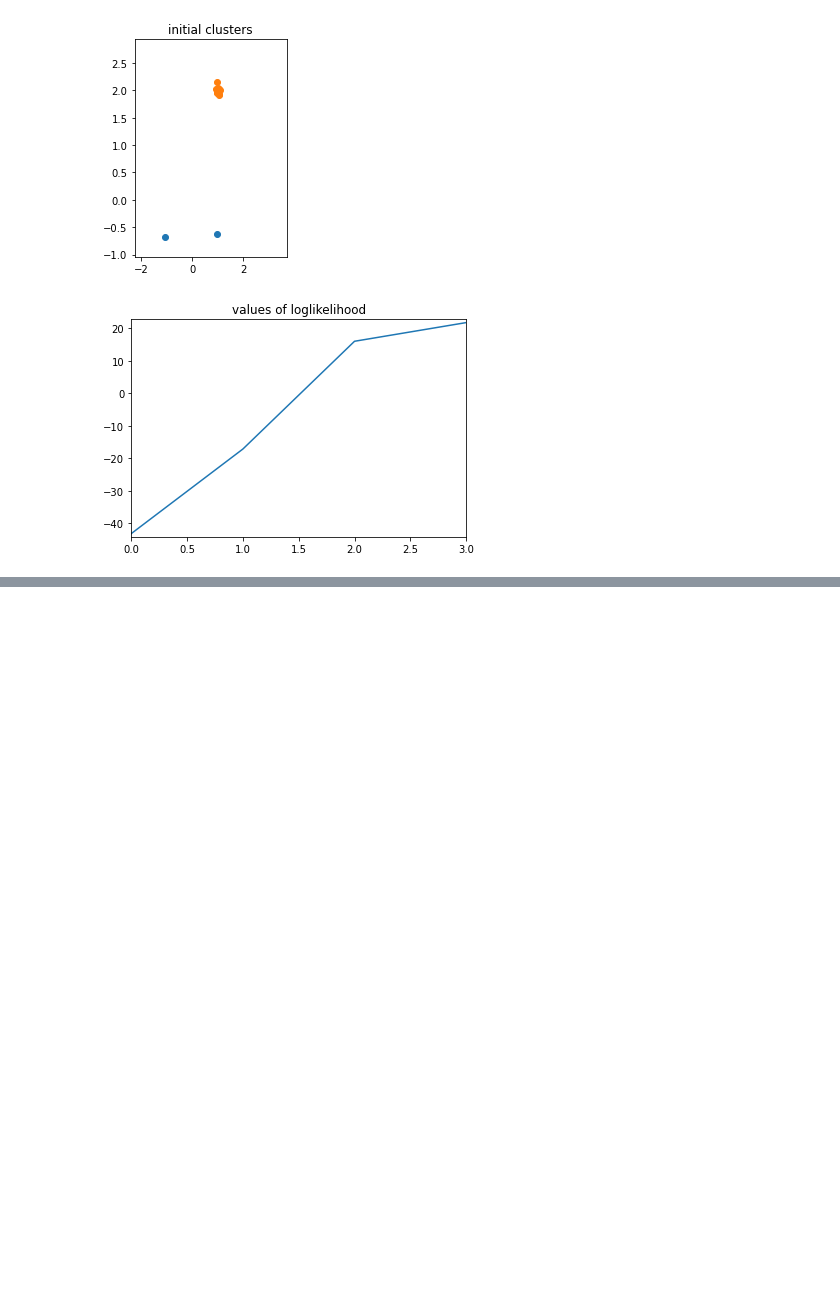
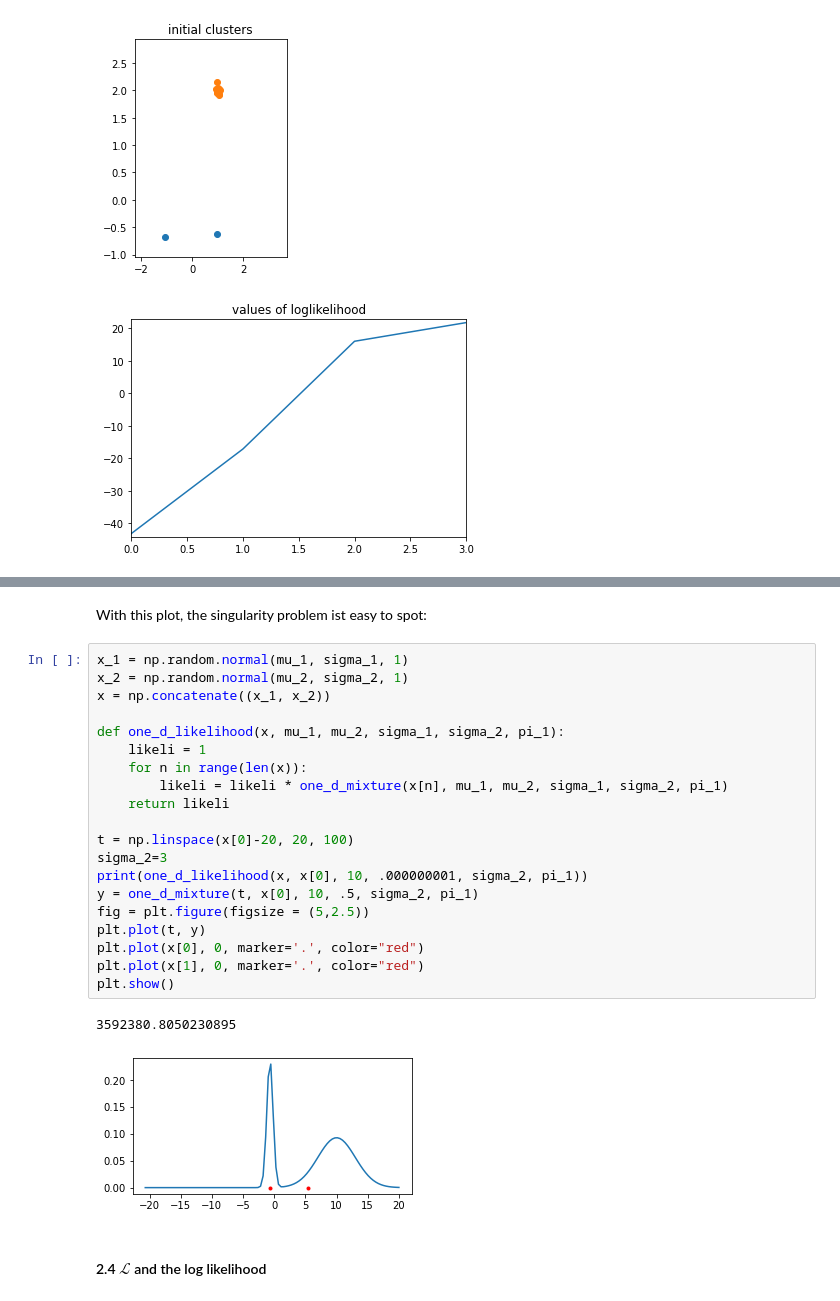
Before and after one commit to M-crypto645/Mathematical-Data-Science-Project, a Jupyter notebook: EM_algorithm_paper_with_comments.ipynb, the cells around one changed output, grey strips where cells are left out. Drawn from its saved outputs; the diff is of its cells as text; blank space fills up the shorter version.

```diff
--- a/EM_algorithm_paper_with_comments.ipynb
+++ b/EM_algorithm_paper_with_comments.ipynb
@@ -541,0 +434,27 @@ Covariance singularity!
+# %% [markdown]
+With this plot, the singularity problem ist easy to spot:
+# %%
+x_1 = np.random.normal(mu_1, sigma_1, 1)
+x_2 = np.random.normal(mu_2, sigma_2, 1)
+x = np.concatenate((x_1, x_2))
+
+def one_d_likelihood(x, mu_1, mu_2, sigma_1, sigma_2, pi_1):
+    likeli = 1
+    for n in range(len(x)):
+        likeli = likeli * one_d_mixture(x[n], mu_1, mu_2, sigma_1, sigma_2, pi_1)
+    return likeli
+
+t = np.linspace(x[0]-20, 20, 100)
+sigma_2=3
+print(one_d_likelihood(x, x[0], 10, .000000001, sigma_2, pi_1))
+y = one_d_mixture(t, x[0], 10, .5, sigma_2, pi_1)
+fig = plt.figure(figsize = (5,2.5))
+plt.plot(t, y)
+plt.plot(x[0], 0, marker='.', color="red")
+plt.plot(x[1], 0, marker='.', color="red")
+plt.show()
+# %% [output]
+3592380.8050230895
+[figure, added]
+# %% [markdown]
+#### 2.4 $\mathcal{L}$ and the log likelihood
```
Also changed, not shown: parts of 18 cells of this notebook.
